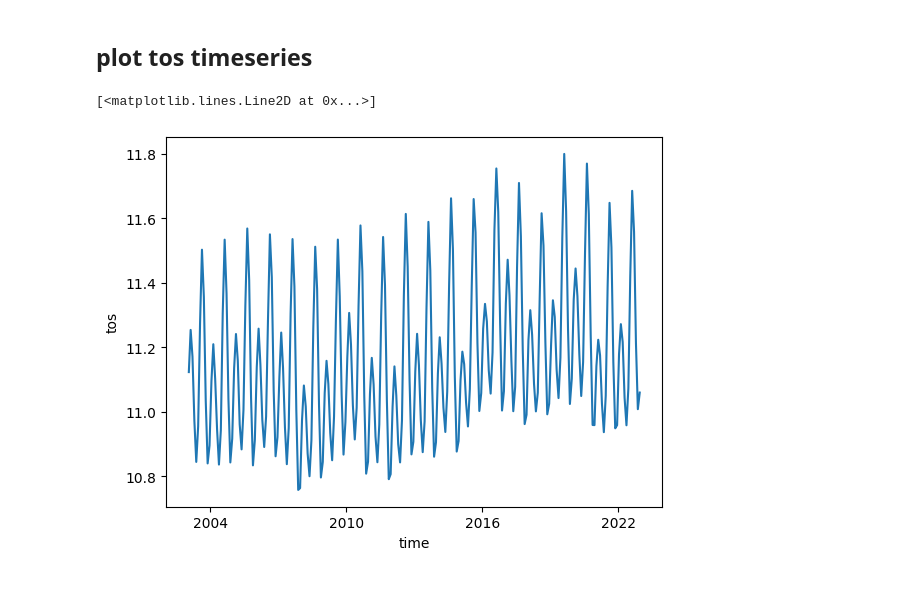
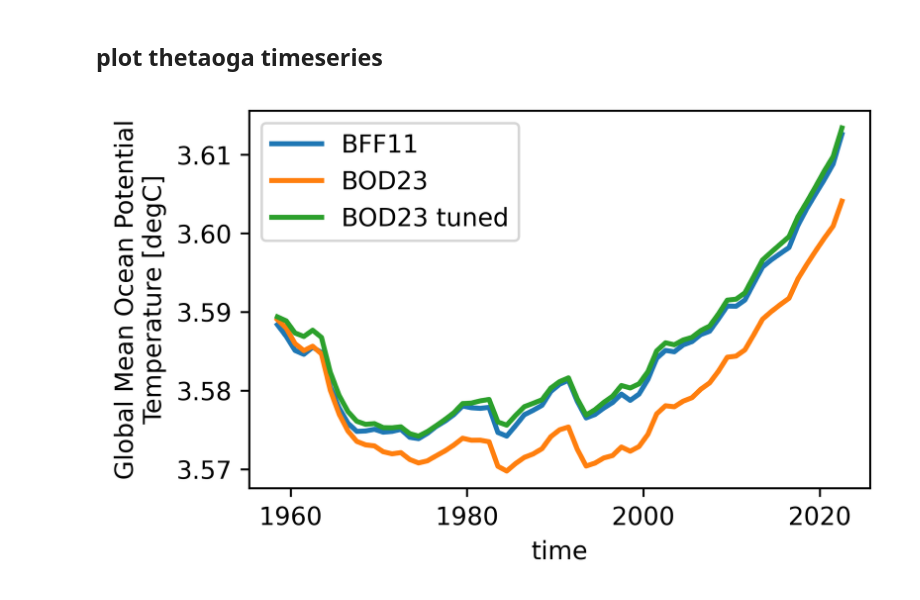
Before and after one commit to abodner/submeso_param_mle, a Jupyter notebook: notebooks/plot_global_temp.ipynb, the cells around one changed output. Saved outputs shown, nothing was run; the diff lists cells and outputs as text; code cells hidden in the pictures.

Commit message:
adding notebooke to plot thetaoga

```diff
--- a/notebooks/plot_global_temp.ipynb
+++ b/notebooks/plot_global_temp.ipynb
@@ -13,28 +60,12 @@ import nc_time_axis
 # %%
 # paths to dataset
-BASE = '/scratch/ab10313/OM4_output/'
+BASE = '/orcd/data/abodner/001/om4_output/'
 
-# load FK temp data
-theta_avg_FK_1 = xr.open_dataset(BASE+'cntrl/ocean_annual_z.2003-2007.ann.nc').thetao_xyave.mean(['z_l'],skipna=True)
-theta_avg_FK_2 = xr.open_dataset(BASE+'cntrl/ocean_annual_z.2008-2012.ann.nc').thetao_xyave.mean(['z_l'],skipna=True)
-theta_avg_FK_3 = xr.open_dataset(BASE+'cntrl/ocean_annual_z.2013-2017.ann.nc').thetao_xyave.mean(['z_l'],skipna=True)
-theta_avg_FK_4 = xr.open_dataset(BASE+'cntrl/ocean_annual_z.2018-2022.ann.nc').thetao_xyave.mean(['z_l'],skipna=True)
+# load BFF11 data
+thetaoga_BFF11 = xr.open_mfdataset(BASE+'thetaoga/254/*.nc')
 
-# concat into one timeseries
-theta_avg_FK = xr.concat([theta_avg_FK_1, theta_avg_FK_2, theta_avg_FK_3, theta_avg_FK_4], "time")
+# load BOD23 data
+thetaoga_BOD23 = xr.open_mfdataset(BASE+'thetaoga/262/*.nc')
 
-'''
-# load BD tos data
-ds_tos_BD_1 = xr.open_dataset(BASE+'c30/ocean_monthly.200301-200712.tos.nc')
-ds_tos_BD_2 = xr.open_dataset(BASE+'c30/ocean_monthly.200801-201212.tos.nc')
-ds_tos_BD_3 = xr.open_dataset(BASE+'c30/ocean_monthly.201301-201712.tos.nc')
-ds_tos_BD_4 = xr.open_dataset(BASE+'c30/ocean_monthly.201801-202212.tos.nc')
-
-# concat into one timeseries
-ds_tos_BD = xr.concat([ds_tos_BD_1, ds_tos_BD_2, ds_tos_BD_3, ds_tos_BD_4], "time")
-
-# take global mean
-tos_BD = ds_tos_BD.tos.mean(['xh','yh'],skipna=True)
-'''
-# load static file
-ds_stat = xr.open_dataset(BASE+'ocean_annual_z.static.nc')
+# load BOD23 data tuned to match global temp
+thetaoga_BOD23_tuned = xr.open_mfdataset(BASE+'thetaoga/265/*.nc')
@@ -52,8 +72,14 @@ theta_avg_FK.time
 # %% [markdown]
-## plot tos timeseries
+## plot thetaoga timeseries
 # %%
-theta_avg_FK.plot( )
-#tos_BD.plot( )
+fig, ax = plt.subplots(nrows=1, ncols=1, figsize=(5, 3.5), dpi=600)
+fig.tight_layout(pad=4.0)
+thetaoga_BFF11.thetaoga.plot(label='BFF11', linewidth =2)
+thetaoga_BOD23.thetaoga.plot(label='BOD23', linewidth =2)
+thetaoga_BOD23_tuned.thetaoga.plot(label='BOD23 tuned', linewidth =2)
+plt.legend()
+
+# save figure
+plt.savefig('./figures/thetaoga')
 # %% [output]
-[<matplotlib.lines.Line2D at 0x...>]
-[figure, old version]
+[figure, new version]
```
Also changed, not shown: parts of 5 cells of this notebook, 2 other files.
